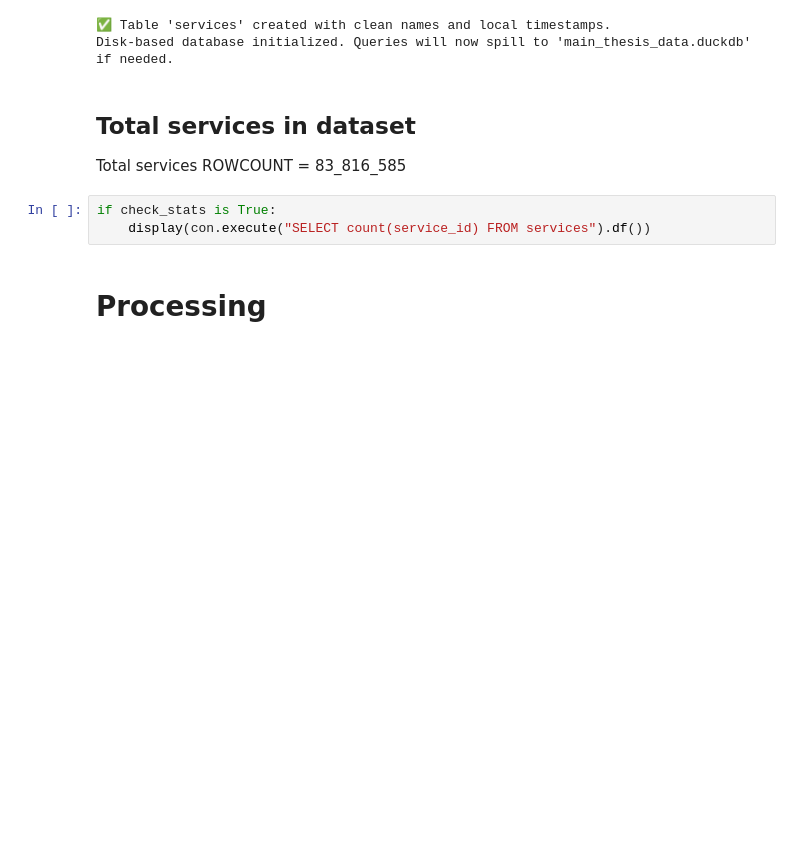
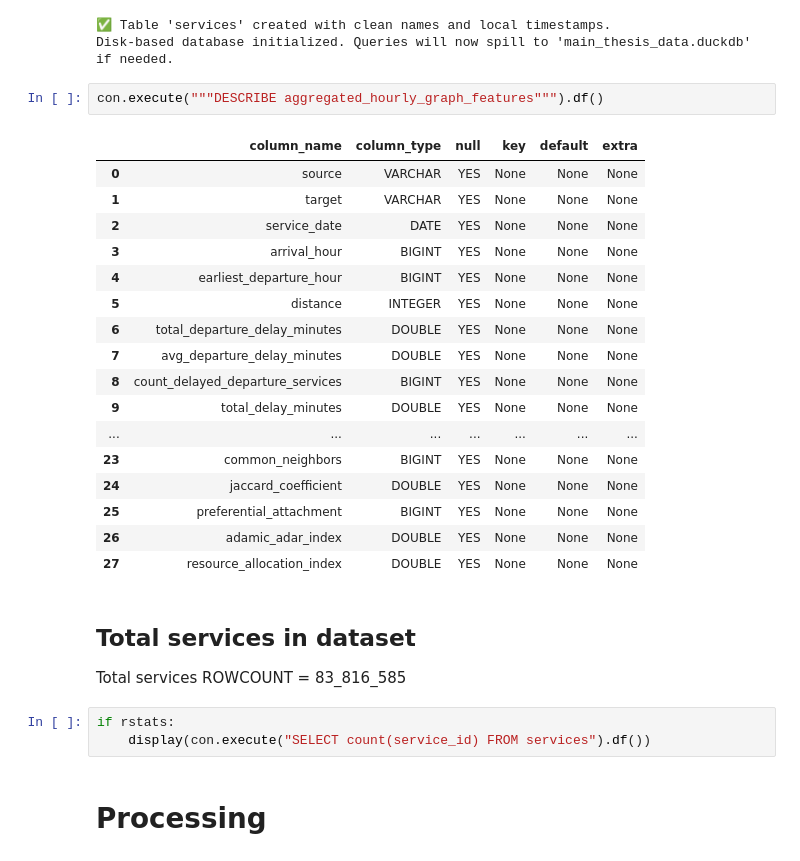
Before and after one commit to jbaonl/MSc-Thesis, a Jupyter notebook: MSc-Thesis/Bao/all_code/2_eda_and_time_series_data_creation/22_main_dataset_creation.ipynb, the cells around one changed output. Saved outputs shown, nothing was run; the diff lists cells and outputs as text; blank space fills up the shorter version.

```diff
--- a/MSc-Thesis/Bao/all_code/2_eda_and_time_series_data_creation/22_main_dataset_creation.ipynb
+++ b/MSc-Thesis/Bao/all_code/2_eda_and_time_series_data_creation/22_main_dataset_creation.ipynb
@@ -244,12 +249,32 @@ print("Disk-based database initialized. Queries will now spill to 'main_thesis_d
 # %% [output]
 ✅ Table 'services' created with clean names and local timestamps.
 Disk-based database initialized. Queries will now spill to 'main_thesis_data.duckdb' if needed.
+# %%
+con.execute("""DESCRIBE aggregated_hourly_graph_features""").df()
+# %% [output]
+|  | column_name | column_type | null | key | default | extra |
+| 0 | source | VARCHAR | YES | None | None | None |
+| 1 | target | VARCHAR | YES | None | None | None |
+| 2 | service_date | DATE | YES | None | None | None |
+| 3 | arrival_hour | BIGINT | YES | None | None | None |
+| 4 | earliest_departure_hour | BIGINT | YES | None | None | None |
+| 5 | distance | INTEGER | YES | None | None | None |
+| 6 | total_departure_delay_minutes | DOUBLE | YES | None | None | None |
+| 7 | avg_departure_delay_minutes | DOUBLE | YES | None | None | None |
+| 8 | count_delayed_departure_services | BIGINT | YES | None | None | None |
+| 9 | total_delay_minutes | DOUBLE | YES | None | None | None |
+| ... | ... | ... | ... | ... | ... | ... |
+| 23 | common_neighbors | BIGINT | YES | None | None | None |
+| 24 | jaccard_coefficient | DOUBLE | YES | None | None | None |
+| 25 | preferential_attachment | BIGINT | YES | None | None | None |
+| 26 | adamic_adar_index | DOUBLE | YES | None | None | None |
+| 27 | resource_allocation_index | DOUBLE | YES | None | None | None |
 # %% [markdown]
 ## Total services in dataset
 
 Total services ROWCOUNT = 83_816_585
 # %%
-if check_stats is True:
+if rstats:
 	display(con.execute("SELECT count(service_id) FROM services").df())
 # %% [markdown]
 # Processing
```
Also changed, not shown: parts of 59 cells of this notebook.
